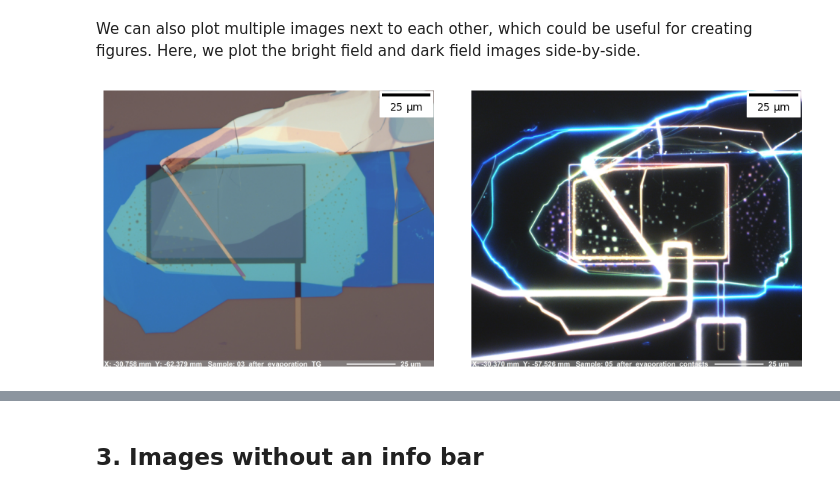
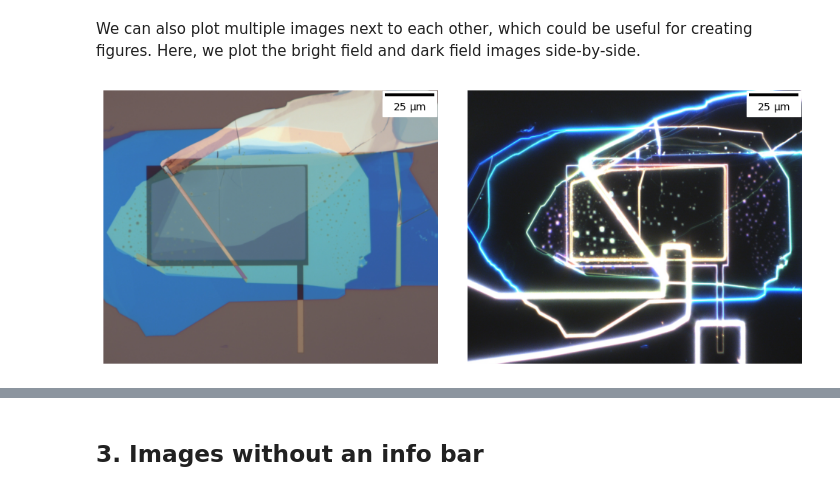
Before and after one commit to brandonlokesy/leman, a Jupyter notebook: examples/example_micrograph.ipynb, the cells around one changed output, grey strips where cells are left out. Saved outputs shown, nothing was run; the diff lists cells and outputs as text; code cells hidden in the pictures.

Commit message:
re-ran microscope example

```diff
--- a/examples/example_micrograph.ipynb
+++ b/examples/example_micrograph.ipynb
@@ -140,13 +139,13 @@ sb.color = "red"
 # %% [markdown]
 We can also plot multiple images next to each other, which could be useful for creating figures. Here, we plot the bright field and dark field images side-by-side.
 # %%
-micrograph_arr = [lm.Micrograph(path = path/f"100x_example_{i}.jpg") for i in (4,6)]
+micrograph_arr = [lm.Micrograph(path = path/f"100x_example_{i}.jpg", remove_info_bar=True) for i in (4,6)]
 
 fig, ax = plt.subplots(1,2, figsize =(10,4))
 
 for a,m in zip(ax, micrograph_arr):
     lm.plotting.plot_micrograph(m, ax=a)
 
 fig.tight_layout()
 # %% [output]
-[figure, old version]
+[figure, new version]
```
Also changed, not shown: parts of 3 cells of this notebook.
